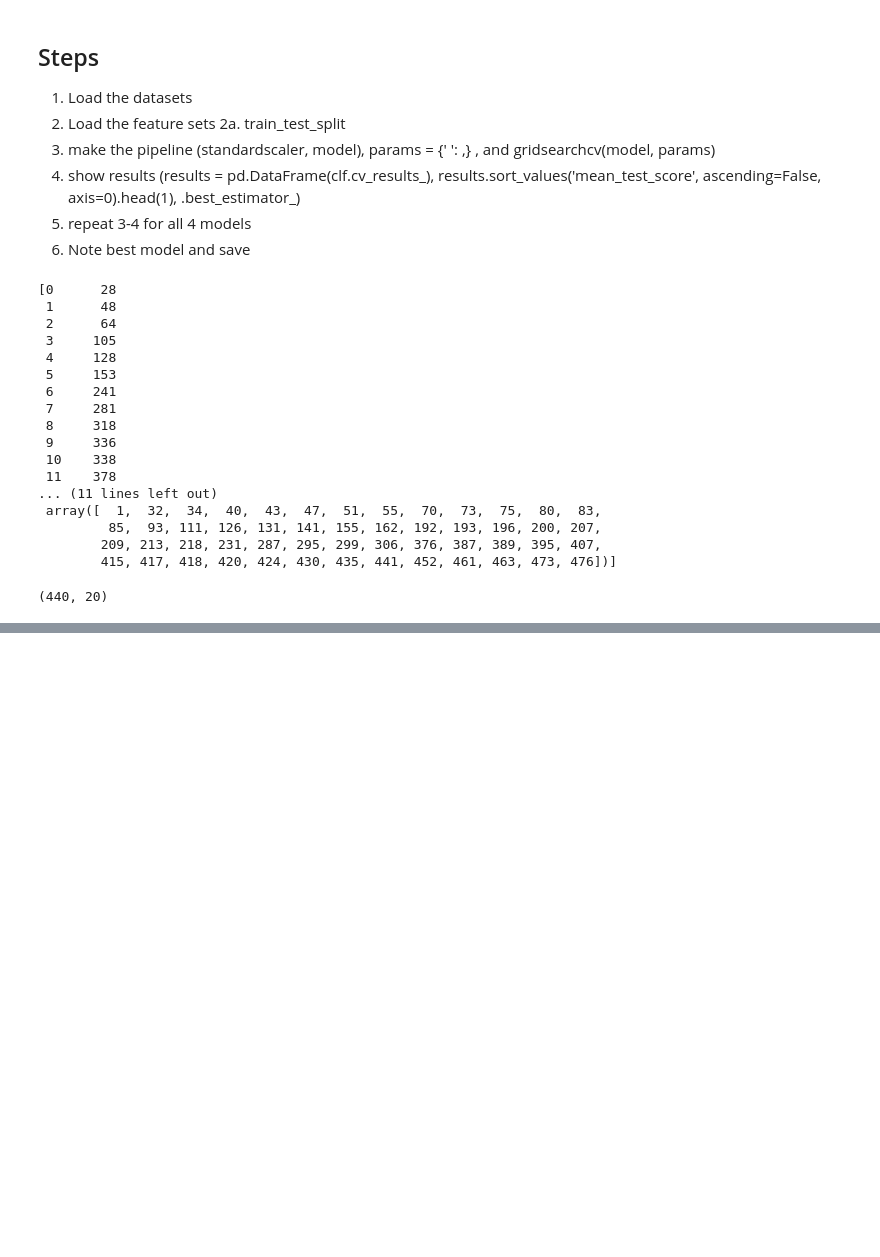
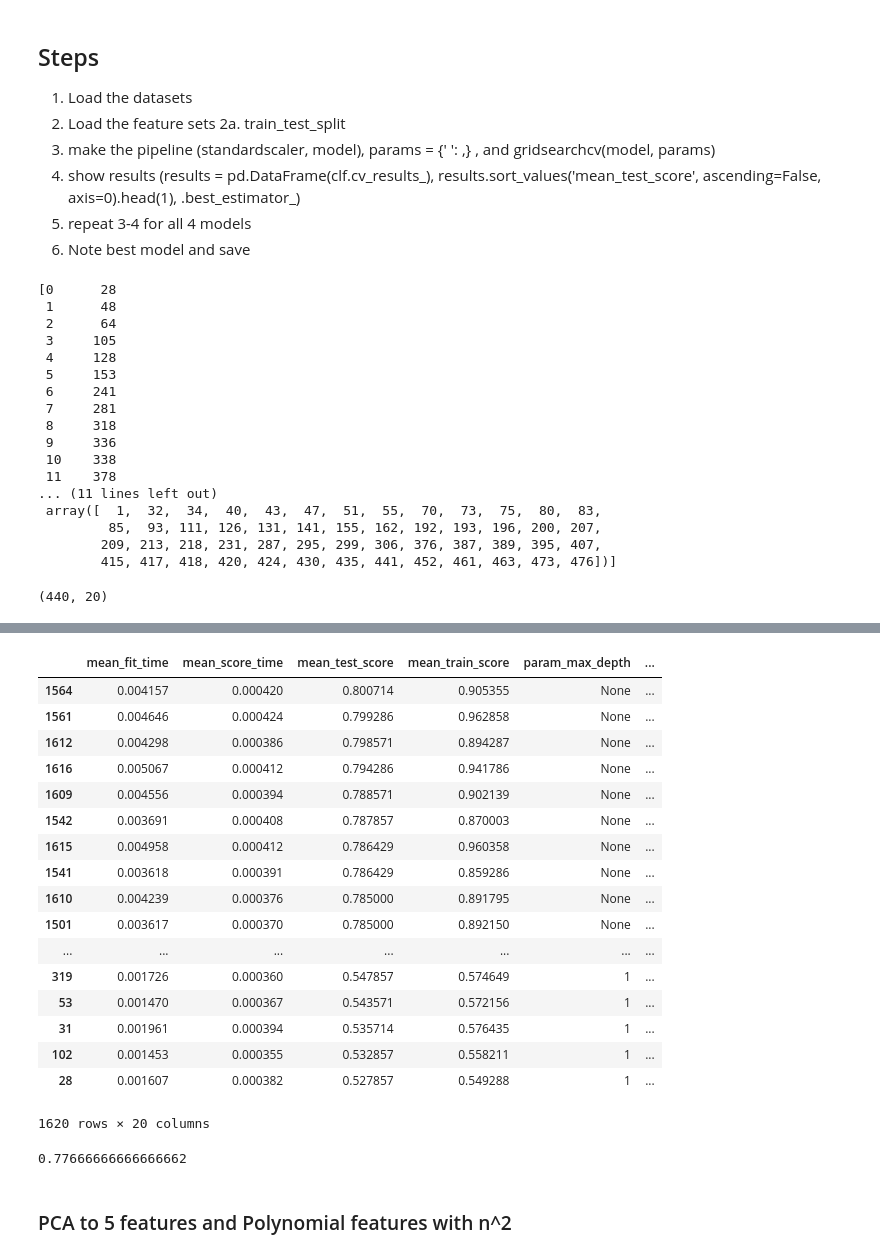
Before and after one commit to MarkPopovich/Madelon_classification, a Jupyter notebook: Part_3_feature_importance.ipynb, the cells around one changed output, grey strips where cells are left out. Saved outputs shown, nothing was run; the diff lists cells and outputs as text; code cells hidden in the pictures; blank space fills up the shorter version.

```diff
--- a/Part_3_feature_importance.ipynb
+++ b/Part_3_feature_importance.ipynb
@@ -299,0 +388,2 @@ results.sort_values('mean_test_score',ascending=False)
+# %%
+dtc.fit(X_train_synth_1, y_train)
@@ -299,0 +406,11 @@ results.sort_values('mean_test_score',ascending=False)
+# %%
+dtc = DecisionTreeClassifier()
+params = {
+    'max_depth': [1,2,3,4,None],
+    'max_features': [2,3,4,5,6,7],
+    'max_leaf_nodes': [5,10,15,20,25,30,35,40,None],
+    'min_samples_leaf': [1,2,3,4,5,6] }
+# %%
+grd_dtc = GridSearchCV(dtc, params)
+# %%
+grd_dtc.fit(X_train_sc, y_train)
@@ -299,0 +428,28 @@ results.sort_values('mean_test_score',ascending=False)
+# %%
+grd_dtc_results = pd.DataFrame(grd_dtc.cv_results_)
+grd_dtc_results.sort_values('mean_test_score',ascending=False)
+# %% [output]
+|  | mean_fit_time | mean_score_time | mean_test_score | mean_train_score | param_max_depth | ... |
+| 1564 | 0.004157 | 0.000420 | 0.800714 | 0.905355 | None | ... |
+| 1561 | 0.004646 | 0.000424 | 0.799286 | 0.962858 | None | ... |
+| 1612 | 0.004298 | 0.000386 | 0.798571 | 0.894287 | None | ... |
+| 1616 | 0.005067 | 0.000412 | 0.794286 | 0.941786 | None | ... |
+| 1609 | 0.004556 | 0.000394 | 0.788571 | 0.902139 | None | ... |
+| 1542 | 0.003691 | 0.000408 | 0.787857 | 0.870003 | None | ... |
+| 1615 | 0.004958 | 0.000412 | 0.786429 | 0.960358 | None | ... |
+| 1541 | 0.003618 | 0.000391 | 0.786429 | 0.859286 | None | ... |
+| 1610 | 0.004239 | 0.000376 | 0.785000 | 0.891795 | None | ... |
+| 1501 | 0.003617 | 0.000370 | 0.785000 | 0.892150 | None | ... |
+| ... | ... | ... | ... | ... | ... | ... |
+| 319 | 0.001726 | 0.000360 | 0.547857 | 0.574649 | 1 | ... |
+| 53 | 0.001470 | 0.000367 | 0.543571 | 0.572156 | 1 | ... |
+| 31 | 0.001961 | 0.000394 | 0.535714 | 0.576435 | 1 | ... |
+| 102 | 0.001453 | 0.000355 | 0.532857 | 0.558211 | 1 | ... |
+| 28 | 0.001607 | 0.000382 | 0.527857 | 0.549288 | 1 | ... |
+1620 rows × 20 columns
+# %%
+grd_dtc.score(X_test_sc, y_test)
+# %% [output]
+0.77666666666666662
+# %% [markdown]
+### PCA to 5 features and Polynomial features with n^2
```
Also changed, not shown: parts of 81 cells of this notebook.
